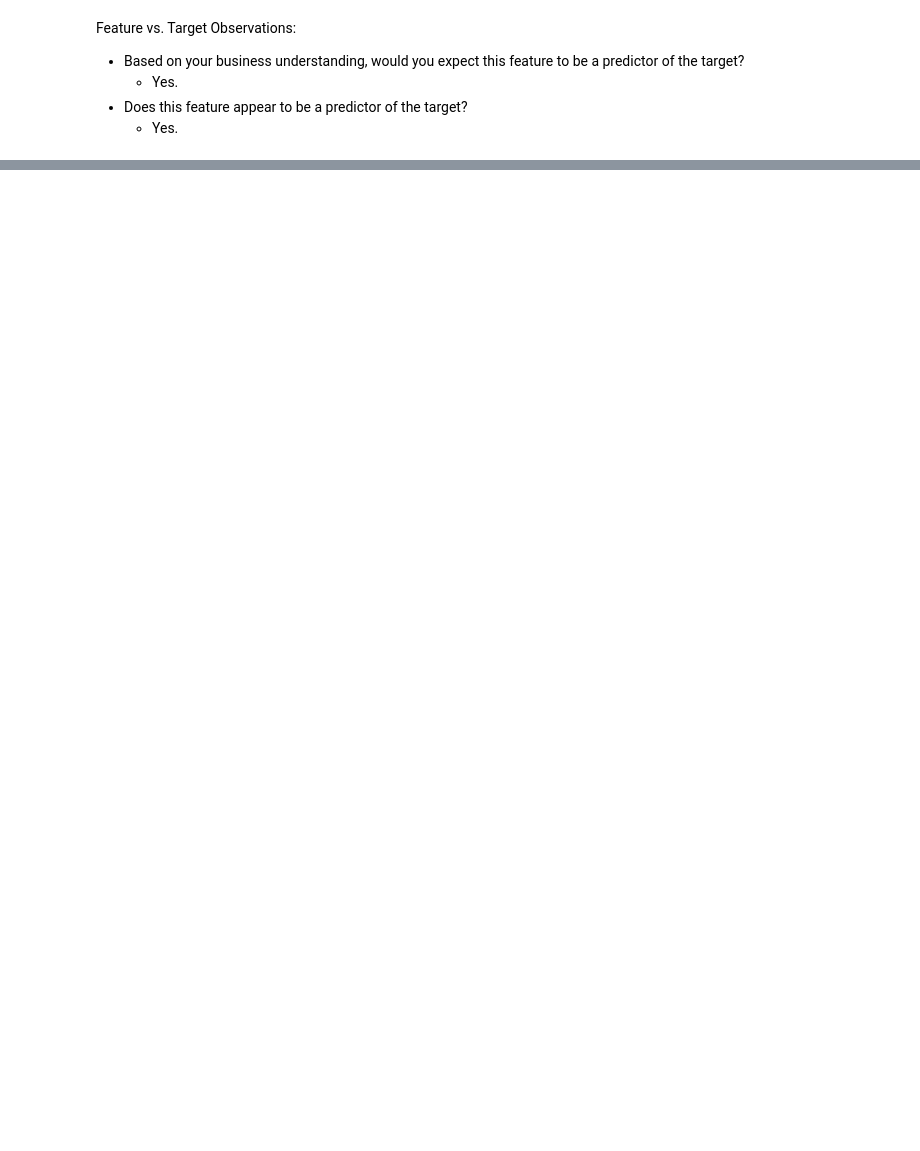
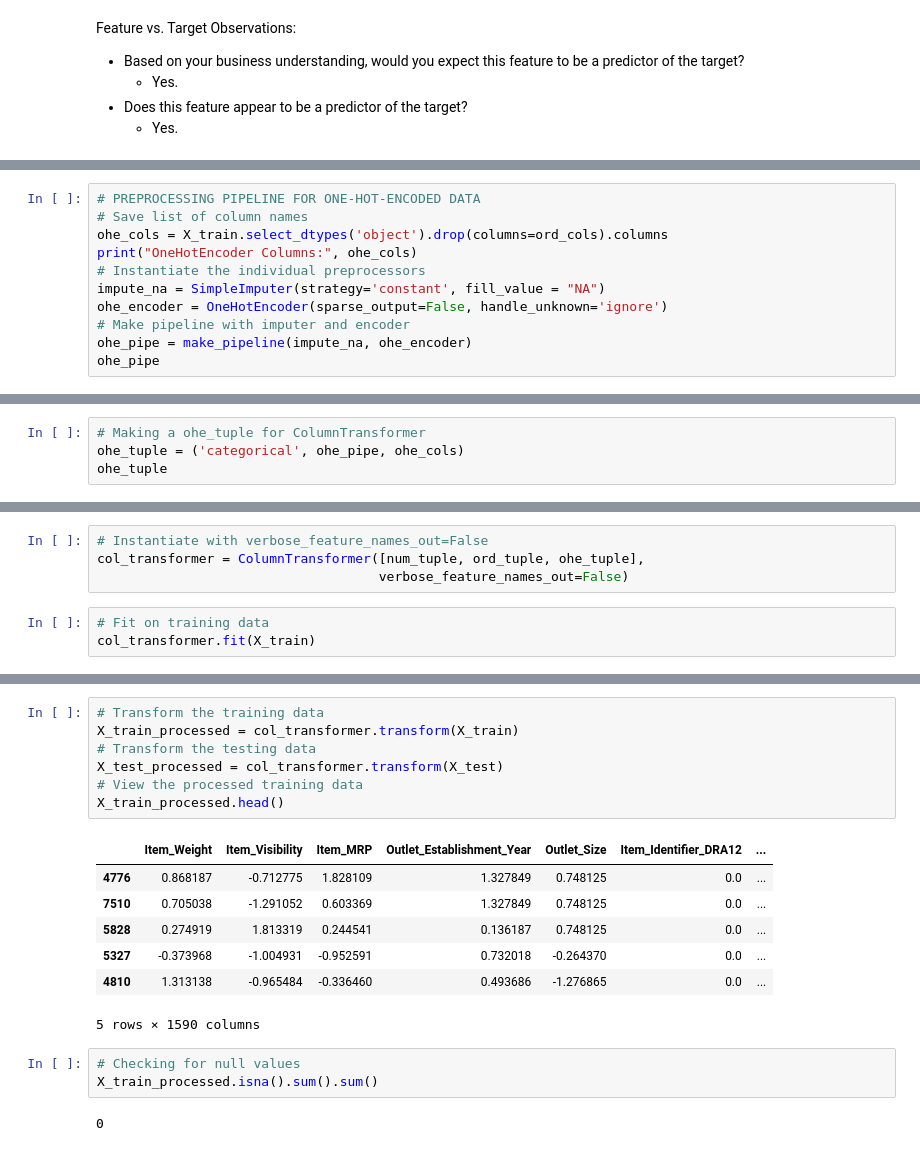
Before and after one commit to YosrMemmi/Prediction-of-Product-Sales, a Jupyter notebook: Prediction_of_Product_Sales.ipynb, the cells around one changed output, grey strips where cells are left out. Cells and saved outputs as stored; diff of their text form; blank space fills up the shorter version.

```diff
--- a/Prediction_of_Product_Sales.ipynb
+++ b/Prediction_of_Product_Sales.ipynb
@@ -567,0 +717,11 @@ Feature vs. Target Observations:
+# %%
+# PREPROCESSING PIPELINE FOR ONE-HOT-ENCODED DATA
+# Save list of column names
+ohe_cols = X_train.select_dtypes('object').drop(columns=ord_cols).columns
+print("OneHotEncoder Columns:", ohe_cols)
+# Instantiate the individual preprocessors
+impute_na = SimpleImputer(strategy='constant', fill_value = "NA")
+ohe_encoder = OneHotEncoder(sparse_output=False, handle_unknown='ignore')
+# Make pipeline with imputer and encoder
+ohe_pipe = make_pipeline(impute_na, ohe_encoder)
+ohe_pipe
@@ -567,0 +736,4 @@ Feature vs. Target Observations:
+# %%
+# Making a ohe_tuple for ColumnTransformer
+ohe_tuple = ('categorical', ohe_pipe, ohe_cols)
+ohe_tuple
@@ -567,0 +749,7 @@ Feature vs. Target Observations:
+# %%
+# Instantiate with verbose_feature_names_out=False
+col_transformer = ColumnTransformer([num_tuple, ord_tuple, ohe_tuple],
+                                    verbose_feature_names_out=False)
+# %%
+# Fit on training data
+col_transformer.fit(X_train)
@@ -567,0 +774,20 @@ Feature vs. Target Observations:
+# %%
+# Transform the training data
+X_train_processed = col_transformer.transform(X_train)
+# Transform the testing data
+X_test_processed = col_transformer.transform(X_test)
+# View the processed training data
+X_train_processed.head()
+# %% [output]
+|  | Item_Weight | Item_Visibility | Item_MRP | Outlet_Establishment_Year | Outlet_Size | Item_Identifier_DRA12 | ... |
+| 4776 | 0.868187 | -0.712775 | 1.828109 | 1.327849 | 0.748125 | 0.0 | ... |
+| 7510 | 0.705038 | -1.291052 | 0.603369 | 1.327849 | 0.748125 | 0.0 | ... |
+| 5828 | 0.274919 | 1.813319 | 0.244541 | 0.136187 | 0.748125 | 0.0 | ... |
+| 5327 | -0.373968 | -1.004931 | -0.952591 | 0.732018 | -0.264370 | 0.0 | ... |
+| 4810 | 1.313138 | -0.965484 | -0.336460 | 0.493686 | -1.276865 | 0.0 | ... |
+5 rows × 1590 columns
+# %%
+# Checking for null values
+X_train_processed.isna().sum().sum()
+# %% [output]
+0
```
Also changed, not shown: parts of 18 cells of this notebook.
